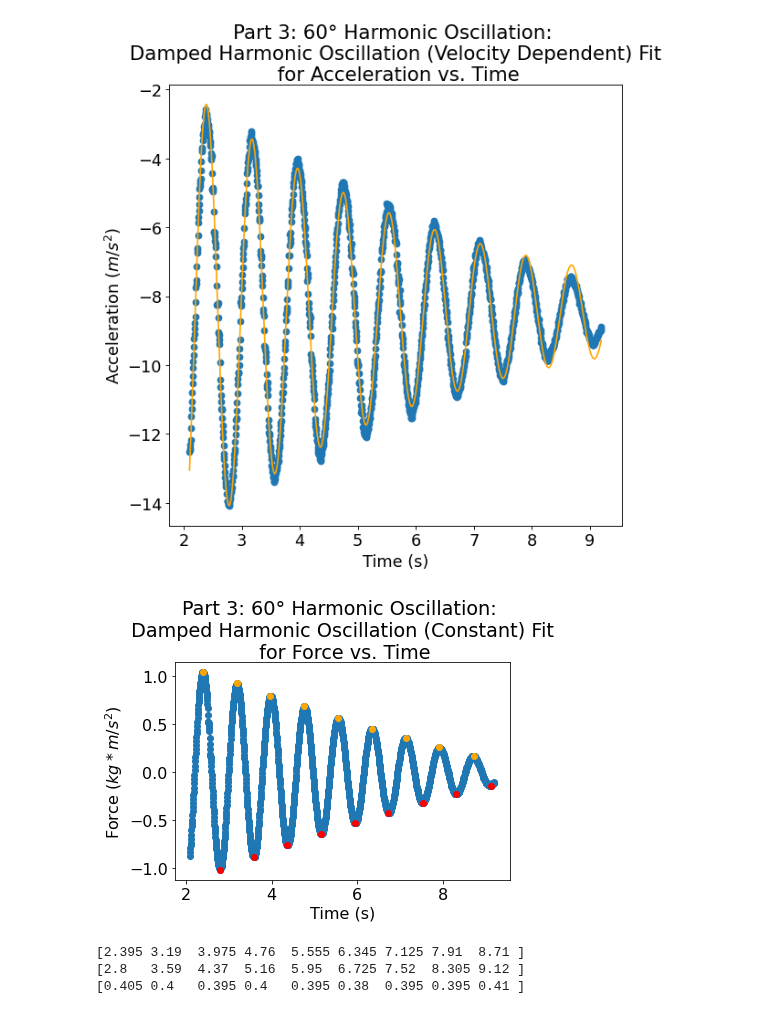
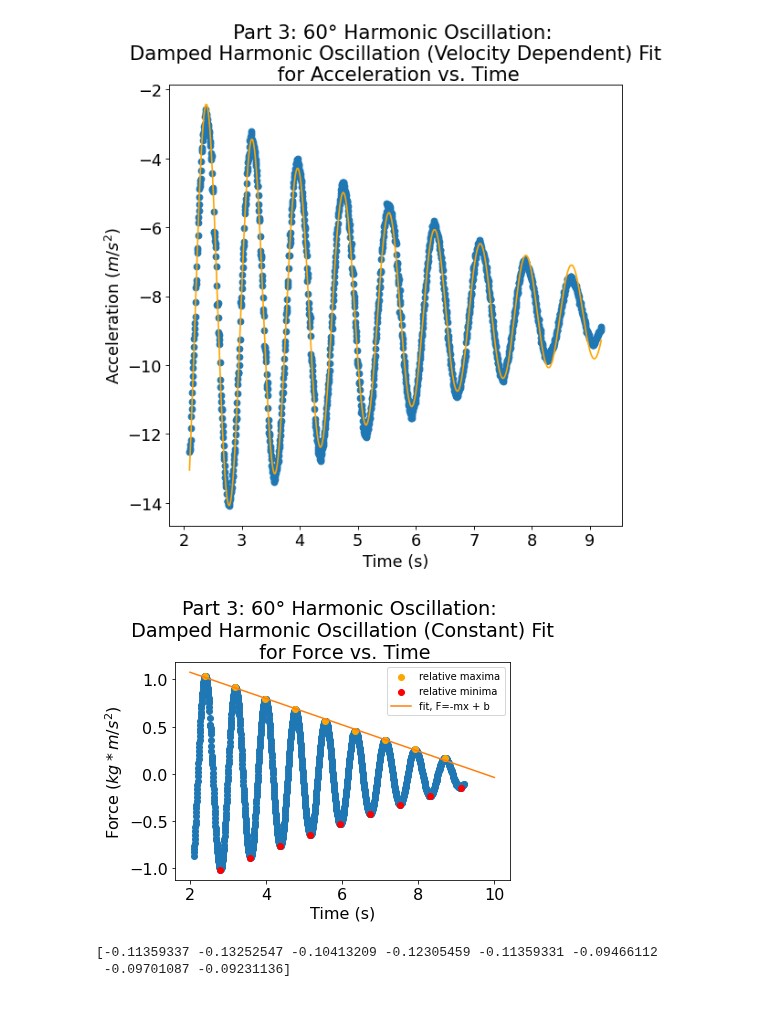
Before and after one commit to matthew-ding/physics5bl, a Jupyter notebook: Lab7/Data/Lab7_Part3.ipynb, the cells around one changed output. Drawn from its saved outputs; the diff is of its cells as text; code cells hidden in the pictures.

```diff
--- a/Lab7/Data/Lab7_Part3.ipynb
+++ b/Lab7/Data/Lab7_Part3.ipynb
@@ -138,28 +138,39 @@ plt.show()
 max_indices = sig.find_peaks(force, distance=100)[0]
 min_indices = sig.find_peaks(-1*force, distance=100)[0]
 
-a_max = force[max_indices]
+f_max = force[max_indices]
 t_max = time[max_indices]
 
-a_min = force[min_indices]
+f_min = force[min_indices]
 t_min = time[min_indices]
+
+def f_lin(x, m, c):
+    return m * x + c
+
+# Does the fit
+lin_opt, lin_cov = opt.curve_fit(f_lin, t_max, f_max)
+
+# Best fit values
+m, b = lin_opt
+dm, db = np.sqrt(np.diag(lin_cov))
 # %%
 plt.scatter(time, force)
-plt.scatter(t_max, a_max, color='orange')
-plt.scatter(t_min, a_min, color='red')
+plt.scatter(t_max, f_max, color='orange', label='relative maxima')
+plt.scatter(t_min, f_min, color='red', label='relative minima')
+plt.errorbar(np.linspace(2,10), f_lin(np.linspace(2,10), m, b), label='fit, F=-mx + b', color='tab:orange')
 # Axes label and title
 plt.title("Part 3: 60° Harmonic Oscillation: \n Damped Harmonic Oscillation (Constant) Fit \n for Force vs. Time", wrap=True)
 plt.xlabel("Time (s)")
 plt.ylabel("Force $(kg*m/s^2)$")
+plt.legend(prop={'size': 10})
 # plt.xlim(3.9, 4.1)
 plt.show()
 # %% [output]
-[figure, old version]
+[figure, new version]
 # %%
 # difference between peak amplitudes
-difference = t_min - t_max
+difference = np.diff(f_max)
 print(difference)
 # %% [output]
-[2.395 3.19  3.975 4.76  5.555 6.345 7.125 7.91  8.71 ]
-[2.8   3.59  4.37  5.16  5.95  6.725 7.52  8.305 9.12 ]
-[0.405 0.4   0.395 0.4   0.395 0.38  0.395 0.395 0.41 ]
+[-0.11359337 -0.13252547 -0.10413209 -0.12305459 -0.11359331 -0.09466112
+ -0.09701087 -0.09231136]
```
Also changed, not shown: 2 other files.
